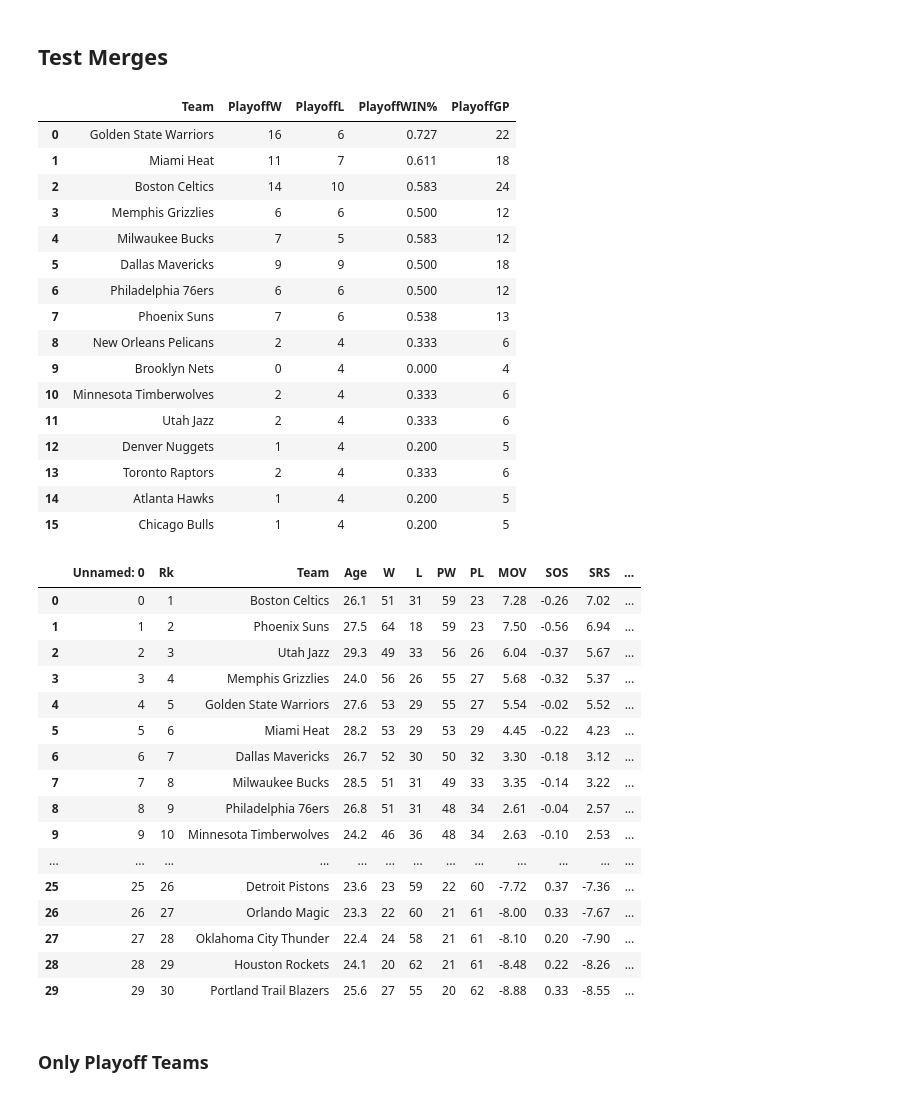
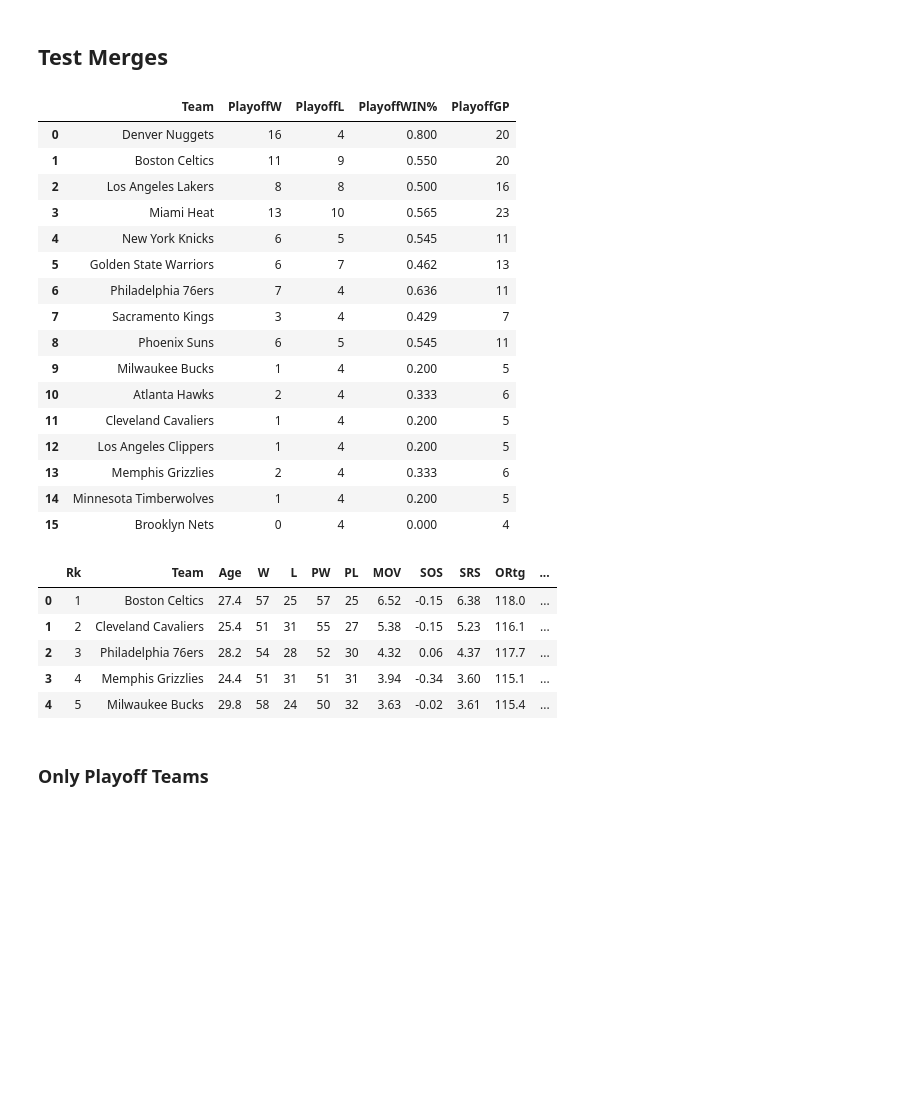
Before and after one commit to shrianshChari/nba-predict, a Jupyter notebook: getting_csv.ipynb, the cells around one changed output. Cells and saved outputs as stored; diff of their text form; code cells hidden in the pictures; blank space fills up the shorter version.

```diff
--- a/getting_csv.ipynb
+++ b/getting_csv.ipynb
@@ -271,29 +294,34 @@ Wrote to csv/playoffs/21_22.csv.
 # %% [markdown]
 ## Test Merges
+# %%
+reg_file = f'csv/regseason/{get_last_year_digits(end_year - 2)}_{get_last_year_digits(end_year - 1)}.csv'
+playoff_file = f'csv/playoffs/{get_last_year_digits(end_year - 2)}_{get_last_year_digits(end_year - 1)}.csv'
 # %%
-playoffs_22 = pd.read_csv('csv/playoffs/21_22.csv')
-reg_22 = pd.read_csv('csv/regseason/21_22.csv')
+reg = pd.read_csv(reg_file, index_col=0)
+playoffs = pd.read_csv(playoff_file)
 # %%
-playoffs_wins = playoffs_22[['Team', 'W', 'L', 'W/L%']]
+playoffs_wins = playoffs[['Team', 'W', 'L', 'W/L%']]
 playoffs_wins = playoffs_wins.rename(columns={'W': 'PlayoffW', 'L': 'PlayoffL', 'W/L%': 'PlayoffWIN%'})
 playoffs_wins['PlayoffGP'] = playoffs_wins['PlayoffW'] + playoffs_wins['PlayoffL']
-playoffs_wins
+playoffs_wins = playoffs_wins[playoffs_wins['PlayoffGP'] > 0]
-# %% [output]
-|  | Team | PlayoffW | PlayoffL | PlayoffWIN% | PlayoffGP |
-| 0 | Golden State Warriors | 16 | 6 | 0.727 | 22 |
-| 1 | Miami Heat | 11 | 7 | 0.611 | 18 |
-| 2 | Boston Celtics | 14 | 10 | 0.583 | 24 |
-| 3 | Memphis Grizzlies | 6 | 6 | 0.500 | 12 |
-| 4 | Milwaukee Bucks | 7 | 5 | 0.583 | 12 |
-| 5 | Dallas Mavericks | 9 | 9 | 0.500 | 18 |
-| 6 | Philadelphia 76ers | 6 | 6 | 0.500 | 12 |
-| 7 | Phoenix Suns | 7 | 6 | 0.538 | 13 |
-| 8 | New Orleans Pelicans | 2 | 4 | 0.333 | 6 |
-| 9 | Brooklyn Nets | 0 | 4 | 0.000 | 4 |
-| 10 | Minnesota Timberwolves | 2 | 4 | 0.333 | 6 |
-| 11 | Utah Jazz | 2 | 4 | 0.333 | 6 |
-| 12 | Denver Nuggets | 1 | 4 | 0.200 | 5 |
-| 13 | Toronto Raptors | 2 | 4 | 0.333 | 6 |
-| 14 | Atlanta Hawks | 1 | 4 | 0.200 | 5 |
-| 15 | Chicago Bulls | 1 | 4 | 0.200 | 5 |
+# %%
+playoffs_wins
+# %% [output]
+|  | Team | PlayoffW | PlayoffL | PlayoffWIN% | PlayoffGP |
+| 0 | Denver Nuggets | 16 | 4 | 0.800 | 20 |
+| 1 | Boston Celtics | 11 | 9 | 0.550 | 20 |
+| 2 | Los Angeles Lakers | 8 | 8 | 0.500 | 16 |
+| 3 | Miami Heat | 13 | 10 | 0.565 | 23 |
+| 4 | New York Knicks | 6 | 5 | 0.545 | 11 |
+| 5 | Golden State Warriors | 6 | 7 | 0.462 | 13 |
+| 6 | Philadelphia 76ers | 7 | 4 | 0.636 | 11 |
+| 7 | Sacramento Kings | 3 | 4 | 0.429 | 7 |
+| 8 | Phoenix Suns | 6 | 5 | 0.545 | 11 |
+| 9 | Milwaukee Bucks | 1 | 4 | 0.200 | 5 |
+| 10 | Atlanta Hawks | 2 | 4 | 0.333 | 6 |
+| 11 | Cleveland Cavaliers | 1 | 4 | 0.200 | 5 |
+| 12 | Los Angeles Clippers | 1 | 4 | 0.200 | 5 |
+| 13 | Memphis Grizzlies | 2 | 4 | 0.333 | 6 |
+| 14 | Minnesota Timberwolves | 1 | 4 | 0.200 | 5 |
+| 15 | Brooklyn Nets | 0 | 4 | 0.000 | 4 |
 # %%
@@ -301,23 +329,12 @@ add_rel_cols(reg_22)
 # %%
-reg_22
+reg.head()
 # %% [output]
-|  | Unnamed: 0 | Rk | Team | Age | W | L | PW | PL | MOV | SOS | SRS | ... |
-| 0 | 0 | 1 | Boston Celtics | 26.1 | 51 | 31 | 59 | 23 | 7.28 | -0.26 | 7.02 | ... |
-| 1 | 1 | 2 | Phoenix Suns | 27.5 | 64 | 18 | 59 | 23 | 7.50 | -0.56 | 6.94 | ... |
-| 2 | 2 | 3 | Utah Jazz | 29.3 | 49 | 33 | 56 | 26 | 6.04 | -0.37 | 5.67 | ... |
-| 3 | 3 | 4 | Memphis Grizzlies | 24.0 | 56 | 26 | 55 | 27 | 5.68 | -0.32 | 5.37 | ... |
-| 4 | 4 | 5 | Golden State Warriors | 27.6 | 53 | 29 | 55 | 27 | 5.54 | -0.02 | 5.52 | ... |
-| 5 | 5 | 6 | Miami Heat | 28.2 | 53 | 29 | 53 | 29 | 4.45 | -0.22 | 4.23 | ... |
-| 6 | 6 | 7 | Dallas Mavericks | 26.7 | 52 | 30 | 50 | 32 | 3.30 | -0.18 | 3.12 | ... |
-| 7 | 7 | 8 | Milwaukee Bucks | 28.5 | 51 | 31 | 49 | 33 | 3.35 | -0.14 | 3.22 | ... |
-| 8 | 8 | 9 | Philadelphia 76ers | 26.8 | 51 | 31 | 48 | 34 | 2.61 | -0.04 | 2.57 | ... |
-| 9 | 9 | 10 | Minnesota Timberwolves | 24.2 | 46 | 36 | 48 | 34 | 2.63 | -0.10 | 2.53 | ... |
-| ... | ... | ... | ... | ... | ... | ... | ... | ... | ... | ... | ... | ... |
-| 25 | 25 | 26 | Detroit Pistons | 23.6 | 23 | 59 | 22 | 60 | -7.72 | 0.37 | -7.36 | ... |
-| 26 | 26 | 27 | Orlando Magic | 23.3 | 22 | 60 | 21 | 61 | -8.00 | 0.33 | -7.67 | ... |
-| 27 | 27 | 28 | Oklahoma City Thunder | 22.4 | 24 | 58 | 21 | 61 | -8.10 | 0.20 | -7.90 | ... |
-| 28 | 28 | 29 | Houston Rockets | 24.1 | 20 | 62 | 21 | 61 | -8.48 | 0.22 | -8.26 | ... |
-| 29 | 29 | 30 | Portland Trail Blazers | 25.6 | 27 | 55 | 20 | 62 | -8.88 | 0.33 | -8.55 | ... |
+|  | Rk | Team | Age | W | L | PW | PL | MOV | SOS | SRS | ORtg | ... |
+| 0 | 1 | Boston Celtics | 27.4 | 57 | 25 | 57 | 25 | 6.52 | -0.15 | 6.38 | 118.0 | ... |
+| 1 | 2 | Cleveland Cavaliers | 25.4 | 51 | 31 | 55 | 27 | 5.38 | -0.15 | 5.23 | 116.1 | ... |
+| 2 | 3 | Philadelphia 76ers | 28.2 | 54 | 28 | 52 | 30 | 4.32 | 0.06 | 4.37 | 117.7 | ... |
+| 3 | 4 | Memphis Grizzlies | 24.4 | 51 | 31 | 51 | 31 | 3.94 | -0.34 | 3.60 | 115.1 | ... |
+| 4 | 5 | Milwaukee Bucks | 29.8 | 58 | 24 | 50 | 32 | 3.63 | -0.02 | 3.61 | 115.4 | ... |
 # %% [markdown]
 ### Only Playoff Teams
 # %% [markdown]
```
Also changed, not shown: parts of 77 cells of this notebook, 4 other files.
